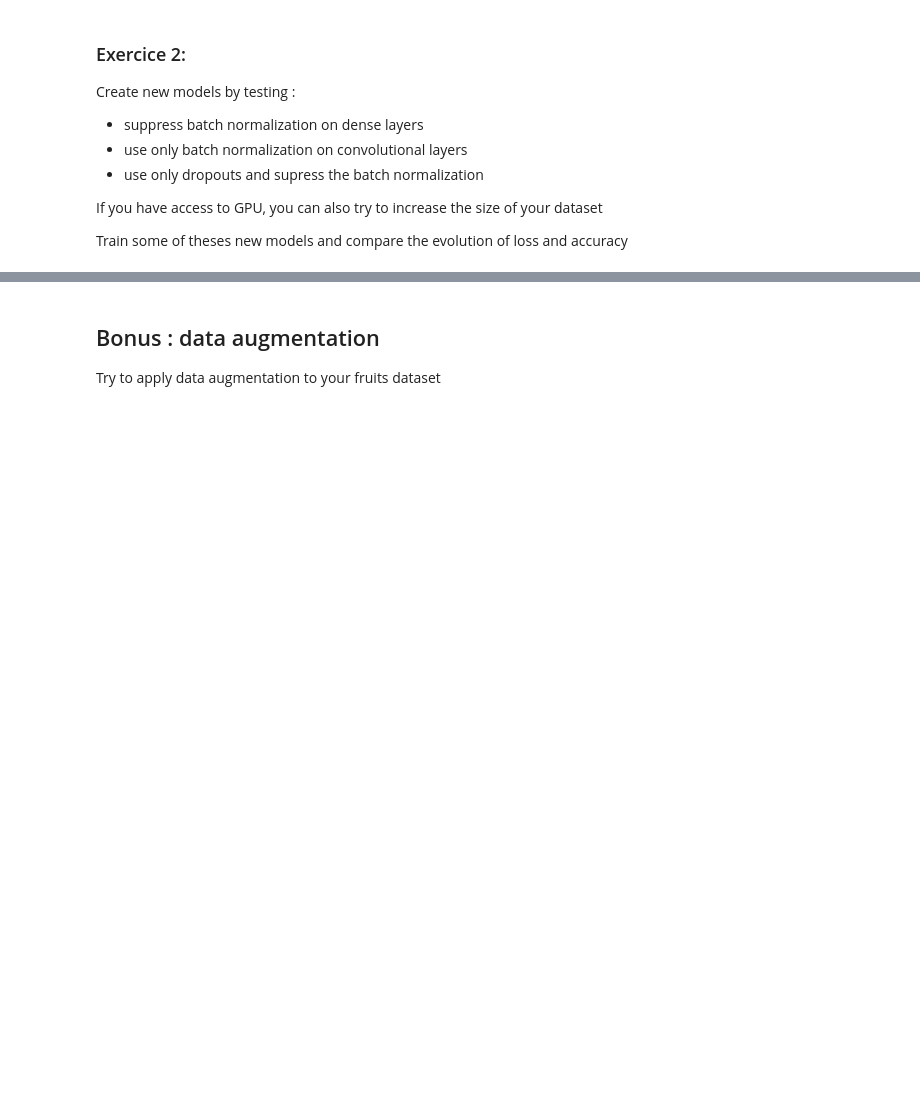
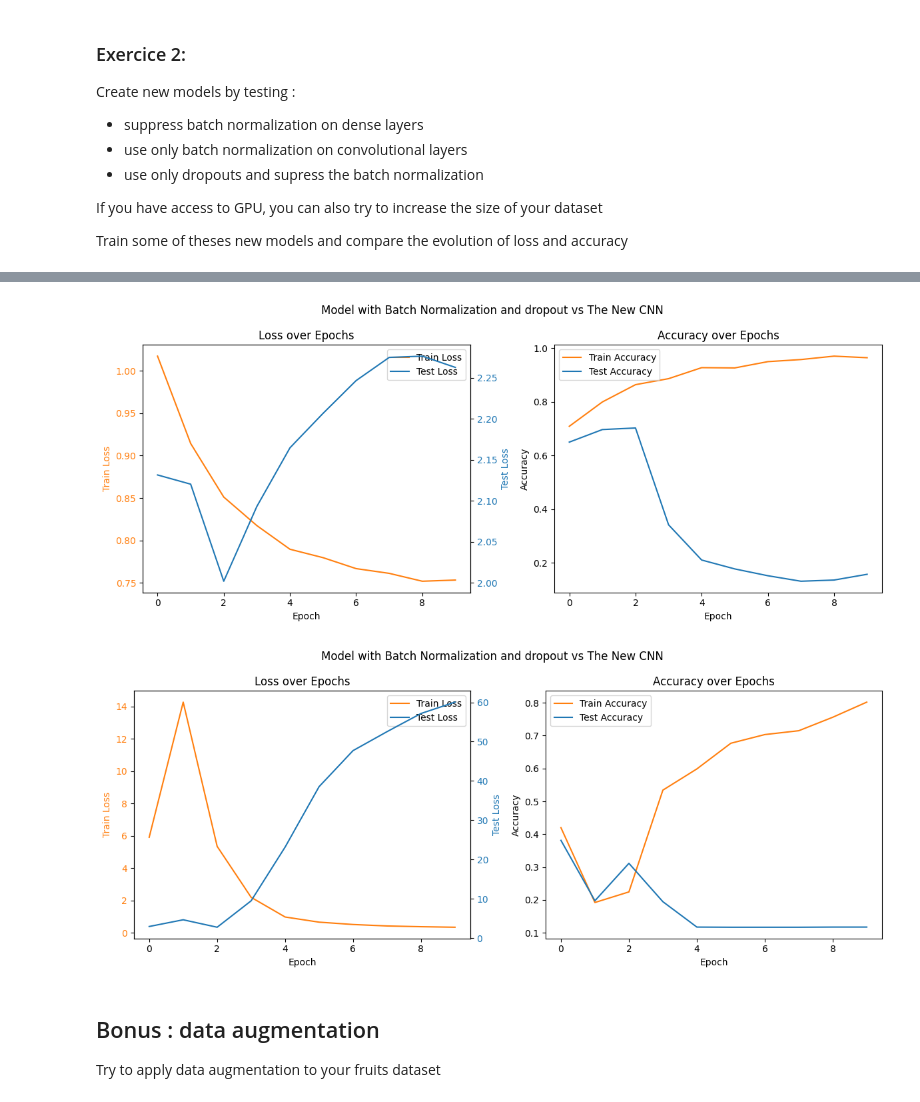
Before and after one commit to kiboiWanjohi/EASY_ML, a Jupyter notebook: Tutorials/Session_4_CNN.ipynb, the cells around one changed output, grey strips where cells are left out. Drawn from its saved outputs; the diff is of its cells as text; code cells hidden in the pictures; blank space fills up the shorter version.

```diff
--- a/Tutorials/Session_4_CNN.ipynb
+++ b/Tutorials/Session_4_CNN.ipynb
@@ -492,0 +526,31 @@ class NewCNN(nn.Module):
+# %%
+# Instanciate model
+model_New = NewCNN(input_size=1, hidden_unit=32, dim_image=28, num_classes=10) # Create an instance of the NewCNN model defined earlier
+model_New = NewCNN().to(device) # Move all variables of NewCNN to device
+# your code here
+
+# Define your loss function, optimizer and number of epoch (maintain at 10)
+# your code here
+loss_fn = nn.CrossEntropyLoss() # Define the loss function as Cross-Entropy Loss, commonly used for classification
+optimizer_model_New = torch.optim.Adam(model_New.parameters(), lr=0.01) # Define the optimizer as Adam, with a learning rate of 0.01. It will update the model's parameters.
+epochs = 10 # Define the number of training epochs
+
+
+
+# train and evaluate your model
+# your code here
+train_losses_New, test_losses_New, train_accuracies_New, test_accuracies_New = train_and_test_procedure(model_New,
+                                                                                                                    train_dataloader,
+                                                                                                                    test_dataloader,
+                                                                                                                    epochs,
+                                                                                                                    optimizer_model_New,
+                                                                                                                    loss_fn,
+                                                                                                                    device)
+
+
+# visualize your results
+# your code here
+title = "Model with Batch Normalization and dropout vs The New CNN"
+plot_loss_and_accuracy(train_losses_advanced, test_losses_advanced, train_accuracies_advanced, test_accuracies_advanced, title)
+plot_loss_and_accuracy(train_losses_New, test_losses_New, train_accuracies_New, test_accuracies_New, title)
+# %% [output]
@@ -493,3 +567,5 @@ class NewCNN(nn.Module):
+[figure, added]
+[figure, added]
 # %% [markdown]
 ## Bonus : data augmentation
 Try to apply data augmentation to your fruits dataset
```
Also changed, not shown: parts of 9 cells of this notebook.
